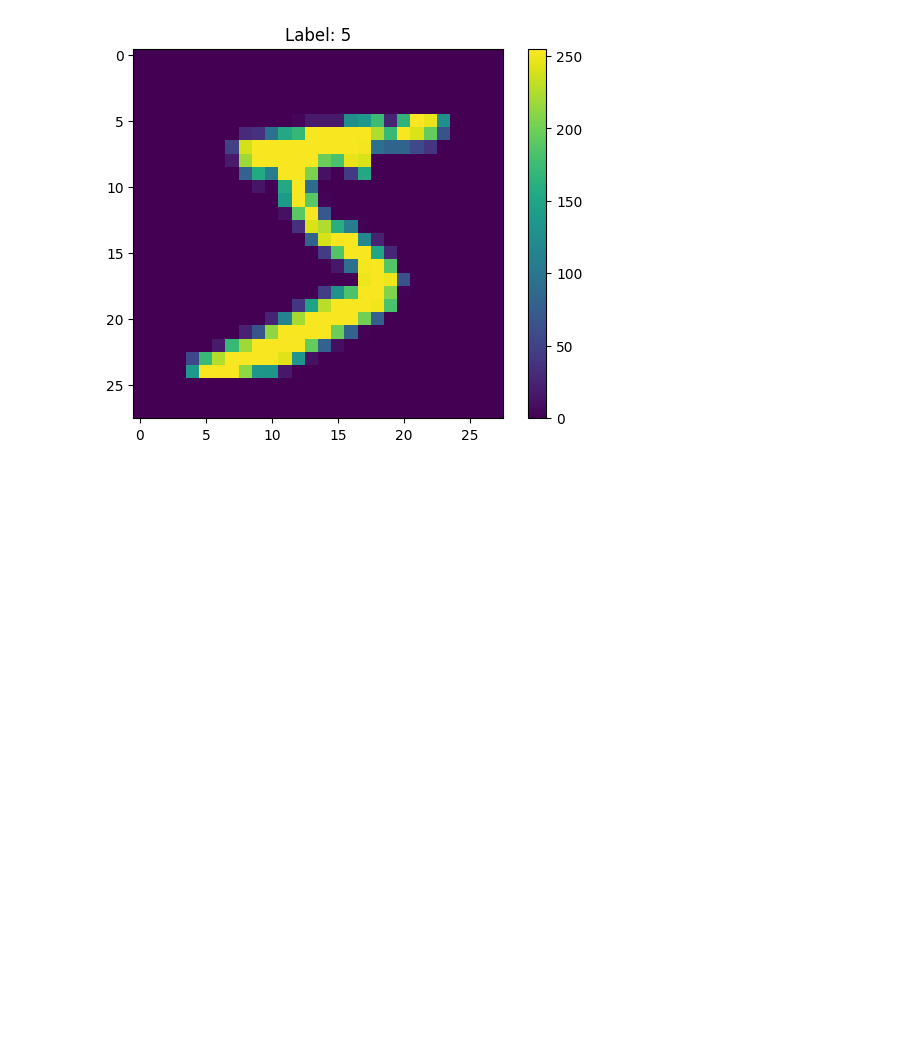
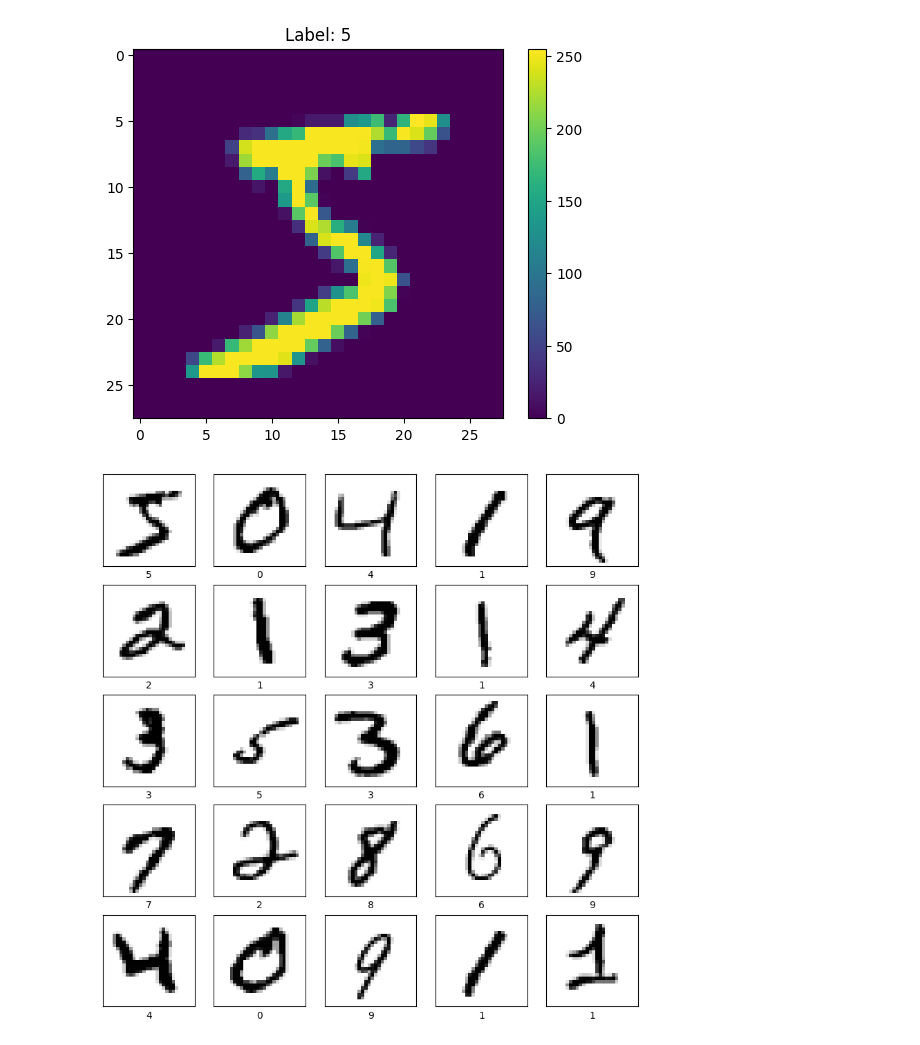
Before and after one commit to piperhuntress/deeplearning, a Jupyter notebook: Act4/Act4.ipynb, the cells around one changed output. Drawn from its saved outputs; the diff is of its cells as text; code cells hidden in the pictures; blank space fills up the shorter version.

```diff
--- a/Act4/Act4.ipynb
+++ b/Act4/Act4.ipynb
@@ -27,3 +32,21 @@ plt.grid(False)
 plt.show() # Render and displaysthe plot window.
 # %% [output]
 [figure]
+# %%
+# Scale the pixel values to have a range of 0 to 1.
+train_digits = train_digits/255.0
+test_digits = test_digits/255.0
+# %%
+plt.figure(figsize=(10,10))   # Create a new figure (canvas) with size 10x10 inches
+for i in range(25):           # Loop 25 times to display the first 25 images
+    plt.subplot(5,5,i+1)      # Create a 5x5 grid and select position (i+1) for current image
+    plt.xticks([])            # Remove numbers from the x-axis
+    plt.yticks([])            # Remove numbers from the y-axis
+    plt.grid(False)           # Turn off the grid lines
+    plt.imshow(train_digits[i], cmap=plt.cm.binary)
+                               # Display the i-th image using black & white colormap
+    plt.xlabel(train_labels[i])
+                               # Show the label (actual digit) below the image
+plt.show()                    # Display the complete figure with all images
+# %% [output]
+[figure, added]
```
Also changed, not shown: parts of 10 cells of this notebook, 2 other files.
